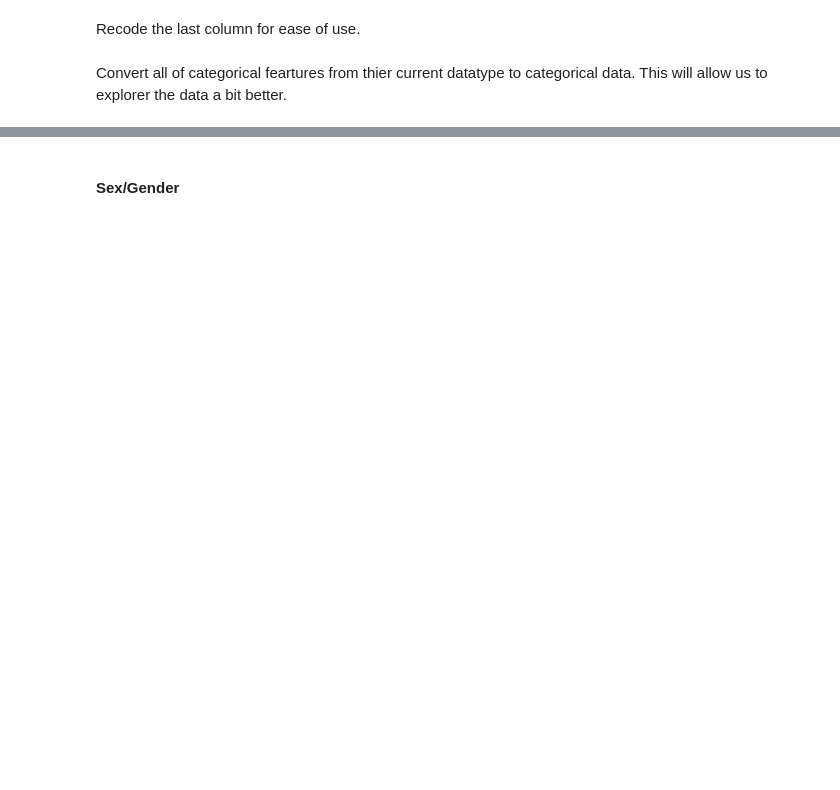
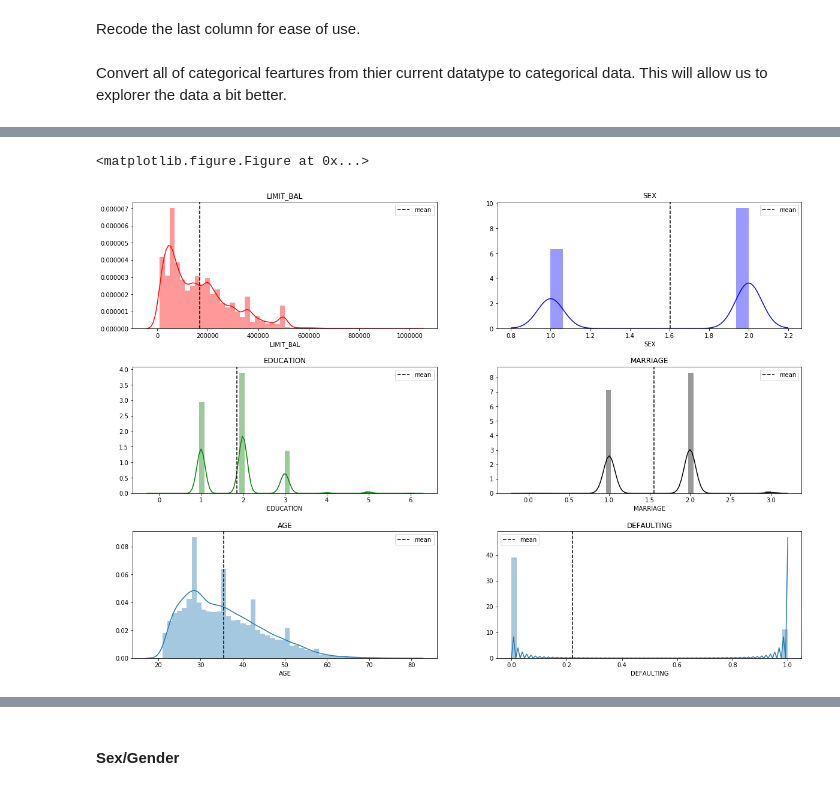
Before and after one commit to greatschism/C5T2, a Jupyter notebook: notebooks/Preprocessing/homework51t2.ipynb, the cells around one changed output, grey strips where cells are left out. Cells and saved outputs as stored; diff of their text form; code cells hidden in the pictures; blank space fills up the shorter version.

```diff
--- a/notebooks/Preprocessing/homework51t2.ipynb
+++ b/notebooks/Preprocessing/homework51t2.ipynb
@@ -218,7 +220,5 @@ Bin the data into 6 age groups by decade.
 # %%
 bins = [20, 25, 35, 45, 55, 65, 100]
 
-labels = ["1","2","3","4","5","6"]
+labels = ["20-25","25-35","35-45","45-55","55-65",">60"]
 credit['AGE_BINNED'] = pd.cut(credit['AGE'], bins=bins, labels=labels)
-
-print(credit['AGE_BINNED'].head())
@@ -232,0 +227,7 @@ Categories (6, object): [1 < 2 < 3 < 4 < 5 < 6]
+# %%
+bins = [10000,25000,50000,100000,1000000]
+
+labels = ["10-25","25-50","50-100", ">100"]
+credit['LIMIT_BAL_BINNED'] = pd.cut(credit['LIMIT_BAL'], bins=bins, labels=labels)
+
+print(credit['LIMIT_BAL_BINNED'].head())
@@ -239,11 +248,11 @@ credit["DEFAULTING"] = credit["default payment next month"]
 
 Convert all of categorical feartures from thier current datatype to categorical data. This will allow us to explorer the data a bit better.
 # %%
-col_names = ["SEX","EDUCATION","MARRIAGE", "DEFAULTING", "AGE_BINNED"]
+col_names = ["SEX","EDUCATION","MARRIAGE", "DEFAULTING", "AGE_BINNED", "LIMIT_BAL_BINNED"]
 
 # loop to change each column to category type
 for col in col_names:
-    credit[col] = credit[col].astype('category',copy=True)
+    credit[col + "_cat"] = credit[col].astype('category',copy=True)
 
 cat_dytpes = credit.select_dtypes(exclude=["number","bool_","object_"])
 
@@ -269,0 +295,60 @@ Index(['ID', 'LIMIT_BAL', 'SEX', 'EDUCATION', 'MARRIAGE', 'AGE', 'PAY_0',
+# %%
+ax = plt.figure(figsize=(20,14))
+ax.set_facecolor("white")
+
+# Function for displaying categorical data
+def plot_categorical(data, col, xlabel_angle=0, title=''):
+    '''use this for ploting the count of categorical features'''
+    plotdata = data[col].value_counts()
+    ax.set_facecolor("white")
+    plt.figure(figsize=(20,14))
+    sns.barplot(x = plotdata.index, y=plotdata.values)
+    plt.title(col)
+    if xlabel_angle!=0:
+        plt.xticks(rotation=xlabel_angle)
+    plt.show()
+
+
+# Function for displaying numercial data
+def plot_numerical(data, col, bins=50):
+    '''use this for ploting the distribution of numercial features'''
+    ax.set_facecolor("white")
+    plt.figure(figsize=(20,14))
+
+    pp = sns.distplot(data[col].dropna(), kde=True,bins=bins)
+    plt.title("Distribution of %s" % col)
+    plt.show()
+
+
+def plotCat2(col):
+    ax = plt.figure(figsize=(20,14))
+    ax.set_facecolor("white")
+    plt.subplot(121)
+    pp = credit[credit["DEFAULTING"] == 1][col].value_counts().plot.pie(autopct = "%1.0f%%",startangle = 60,shadow =True).axis('equal')
+    plt.title("Distribution of Default by %s" % col)
+
+    plt.subplot(122)
+    ax = credit[credit["DEFAULTING"] == 1][col].value_counts().plot(kind="barh")
+    for i,j in enumerate(credit["DEFAULTING"].value_counts().values):
+        ax.text(.7,i,j,fontsize=20)
+
+    plt.title("Distribution of %s" % col)
+    plt.show()
+# %% [output]
+<matplotlib.figure.Figure at 0x...>
+# %%
+cols = [ 'LIMIT_BAL', 'SEX', 'EDUCATION', 'MARRIAGE', 'AGE', "DEFAULTING"]
+length = len(cols)
+cs = ["r","b","g","k"]
+
+ax = plt.figure(figsize=(20,14))
+ax.set_facecolor("white")
+for i,j,k in itertools.zip_longest(cols,range(length),cs):
+    plt.subplot(3,2,j+1)
+    sns.distplot(credit[credit[i].notnull()][i],color=k)
+    plt.axvline(credit[i].mean(),label = "mean",linestyle="dashed",color="k")
+    plt.legend(loc="best")
+    plt.title(i)
+    plt.subplots_adjust(hspace = .3)
+# %% [output]
+[figure, added]
```
Also changed, not shown: parts of 57 cells of this notebook.
